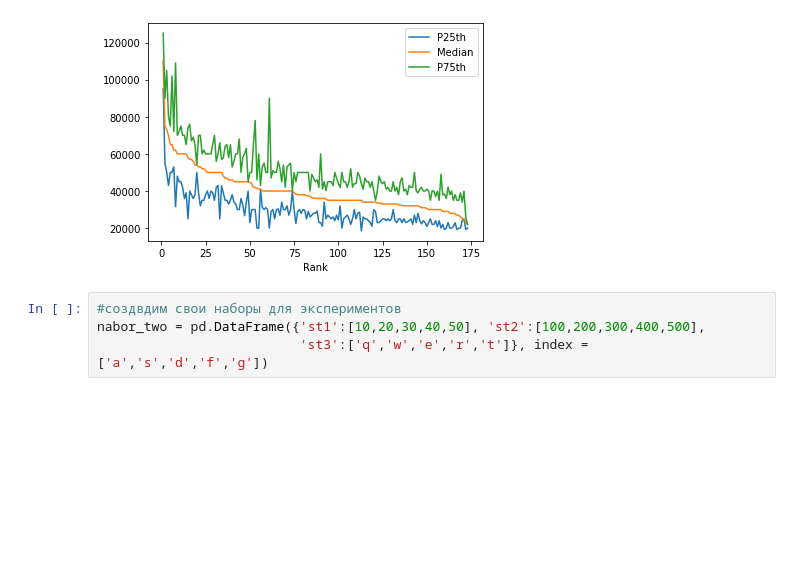
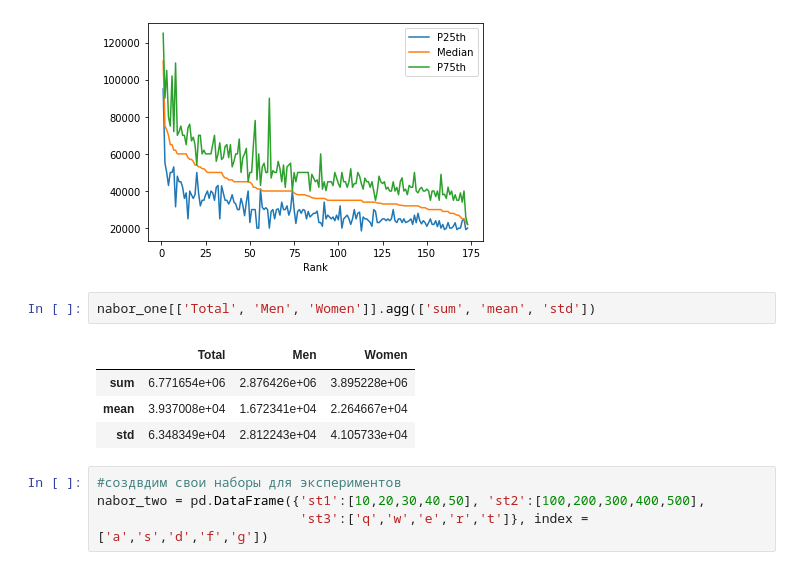
Before and after one commit to gansiorag/python_workshops, a Jupyter notebook: pandas_example/feature_pandas/Разные приемы pandas.ipynb, the cells around one changed output. Cells and saved outputs as stored; diff of their text form; blank space fills up the shorter version.

```diff
--- a/pandas_example/feature_pandas/Разные приемы pandas.ipynb
+++ b/pandas_example/feature_pandas/Разные приемы pandas.ipynb
@@ -25,6 +25,13 @@ nabor_one.plot(x="Rank", y=["P25th", "Median", "P75th"])
 # %% [output]
 <AxesSubplot:xlabel='Rank'>
 [figure]
+# %%
+nabor_one[['Total', 'Men', 'Women']].agg(['sum', 'mean', 'std'])
+# %% [output]
+|  | Total | Men | Women |
+| sum | 6.771654e+06 | 2.876426e+06 | 3.895228e+06 |
+| mean | 3.937008e+04 | 1.672341e+04 | 2.264667e+04 |
+| std | 6.348349e+04 | 2.812243e+04 | 4.105733e+04 |
 # %%
 #создвдим свои наборы для экспериментов
 nabor_two = pd.DataFrame({'st1':[10,20,30,40,50], 'st2':[100,200,300,400,500],
```
Also changed, not shown: parts of 6 cells of this notebook, 1 other file.
